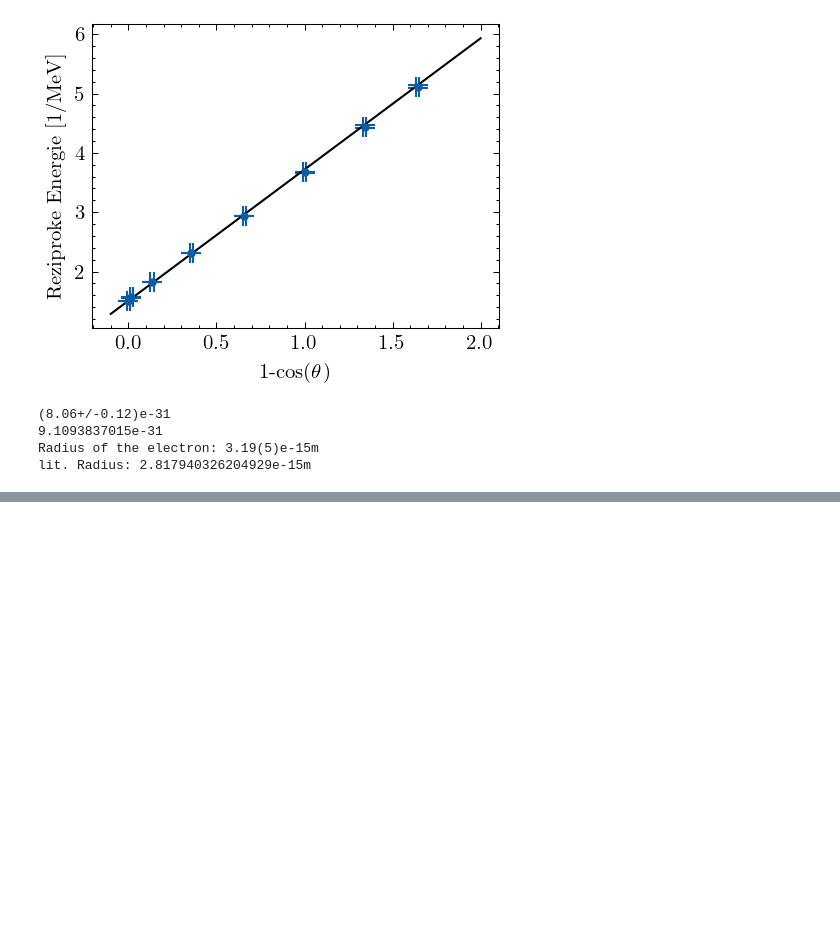
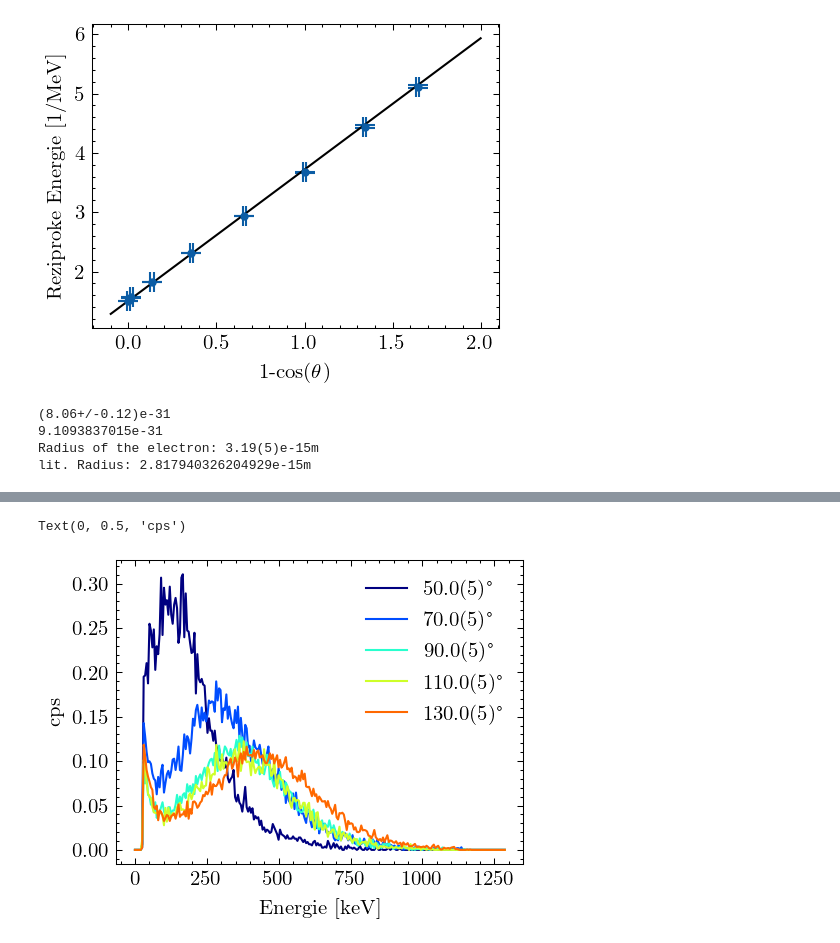
Before and after one commit to emhl/FP1, a Jupyter notebook: Compton.ipynb, the cells around one changed output, grey strips where cells are left out. Cells and saved outputs as stored; diff of their text form; code cells hidden in the pictures; blank space fills up the shorter version.

```diff
--- a/Compton.ipynb
+++ b/Compton.ipynb
@@ -609,0 +643,23 @@ lit. Radius: 2.817940326204929e-15m
+# %%
+def read_livetime_e(grad):
+    with open(f"Compton/data/4-Koinzidenz/{int(grad)}_grad.mcd") as f:
+        for i, line in enumerate(f):
+            if i == 5:
+                return float(line.split()[1])
+e_livetimes = []*len(electron_angles)
+for w in electron_angles:
+    e_livetimes.append(read_livetime_e(w.n))
+e_livetimes = unp.uarray(e_livetimes,0.5)
+# %%
+plt.figure()
+for i in range(len(koinzidenz_data)):
+    x,y= unp.nominal_values(e_energy(koinzidenz_data[i]['channel'])), koinzidenz_data[i]['count']/e_livetimes[i]
+    plt.plot(unp.nominal_values(x),unp.nominal_values(y), label=f'{koinzidenz_winkel[i]:S}°',color=mapcolors(len(koinzidenz_data))[i])
+plt.legend()
+
+
+plt.xlabel('Energie [keV]')
+plt.ylabel('cps')
+# %% [output]
+Text(0, 0.5, 'cps')
+[figure, added]
```
Also changed, not shown: parts of 11 cells of this notebook.
